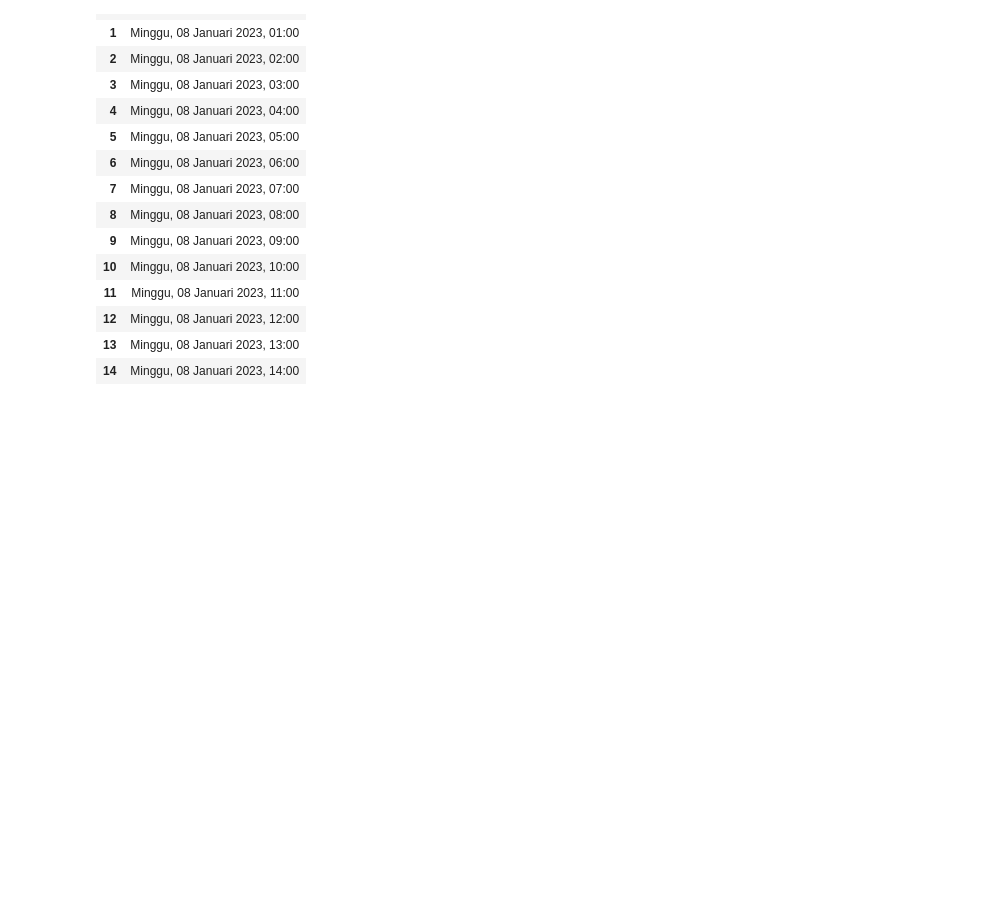
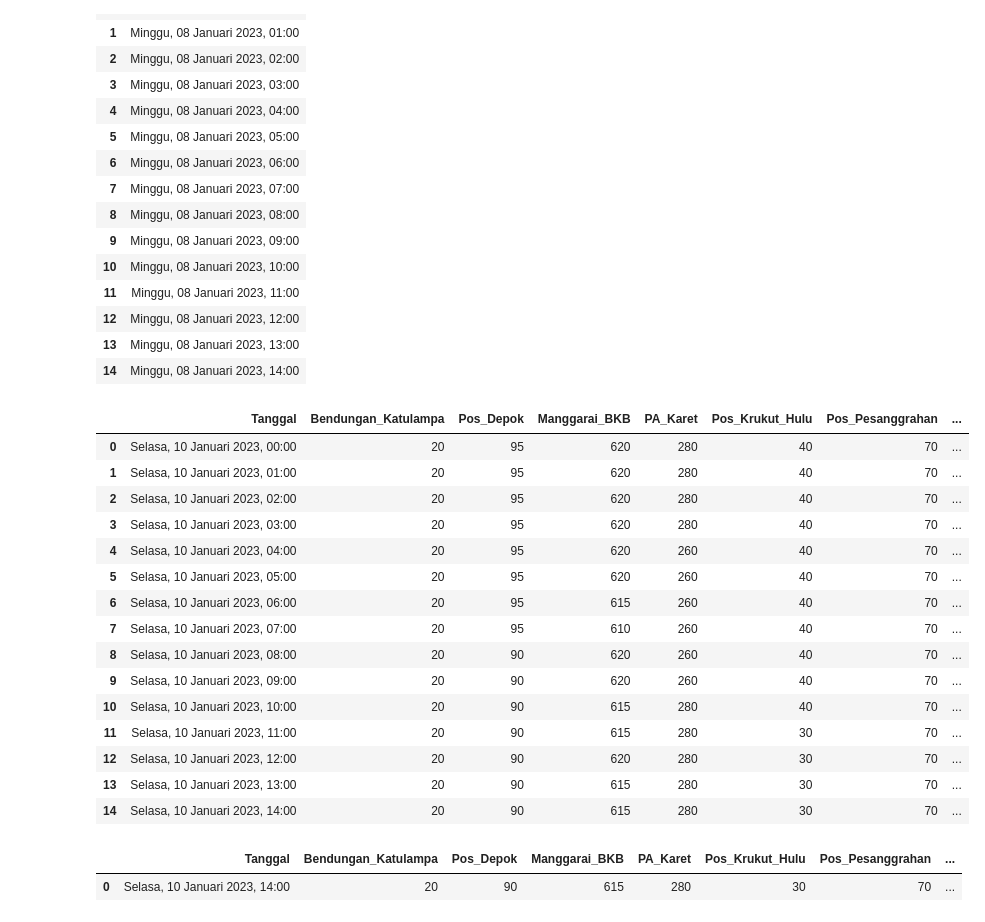
Before and after one commit to ferdiansyahz/DataScience_Discuss, a Jupyter notebook: parsing_bendungan_tes.ipynb, the cells around one changed output. Cells and saved outputs as stored; diff of their text form; code cells hidden in the pictures; blank space fills up the shorter version.

```diff
--- a/parsing_bendungan_tes.ipynb
+++ b/parsing_bendungan_tes.ipynb
@@ -365,0 +624,27 @@ display(df_01)
+# %%
+display(df_all)
+# %% [output]
+|  | Tanggal | Bendungan_Katulampa | Pos_Depok | Manggarai_BKB | PA_Karet | Pos_Krukut_Hulu | Pos_Pesanggrahan | ... |
+| 0 | Selasa, 10 Januari 2023, 00:00 | 20 | 95 | 620 | 280 | 40 | 70 | ... |
+| 1 | Selasa, 10 Januari 2023, 01:00 | 20 | 95 | 620 | 280 | 40 | 70 | ... |
+| 2 | Selasa, 10 Januari 2023, 02:00 | 20 | 95 | 620 | 280 | 40 | 70 | ... |
+| 3 | Selasa, 10 Januari 2023, 03:00 | 20 | 95 | 620 | 280 | 40 | 70 | ... |
+| 4 | Selasa, 10 Januari 2023, 04:00 | 20 | 95 | 620 | 260 | 40 | 70 | ... |
+| 5 | Selasa, 10 Januari 2023, 05:00 | 20 | 95 | 620 | 260 | 40 | 70 | ... |
+| 6 | Selasa, 10 Januari 2023, 06:00 | 20 | 95 | 615 | 260 | 40 | 70 | ... |
+| 7 | Selasa, 10 Januari 2023, 07:00 | 20 | 95 | 610 | 260 | 40 | 70 | ... |
+| 8 | Selasa, 10 Januari 2023, 08:00 | 20 | 90 | 620 | 260 | 40 | 70 | ... |
+| 9 | Selasa, 10 Januari 2023, 09:00 | 20 | 90 | 620 | 260 | 40 | 70 | ... |
+| 10 | Selasa, 10 Januari 2023, 10:00 | 20 | 90 | 615 | 280 | 40 | 70 | ... |
+| 11 | Selasa, 10 Januari 2023, 11:00 | 20 | 90 | 615 | 280 | 30 | 70 | ... |
+| 12 | Selasa, 10 Januari 2023, 12:00 | 20 | 90 | 620 | 280 | 30 | 70 | ... |
+| 13 | Selasa, 10 Januari 2023, 13:00 | 20 | 90 | 615 | 280 | 30 | 70 | ... |
+| 14 | Selasa, 10 Januari 2023, 14:00 | 20 | 90 | 615 | 280 | 30 | 70 | ... |
+# %%
+df_all_1 = df_all.iloc[::-1]
+df_all_1 = df_all_1.iloc[:1]
+df_all_1.index = range(len(df_all_1))
+display(df_all_1)
+# %% [output]
+|  | Tanggal | Bendungan_Katulampa | Pos_Depok | Manggarai_BKB | PA_Karet | Pos_Krukut_Hulu | Pos_Pesanggrahan | ... |
+| 0 | Selasa, 10 Januari 2023, 14:00 | 20 | 90 | 615 | 280 | 30 | 70 | ... |
```
Also changed, not shown: parts of 2 cells of this notebook, 10 other files.
